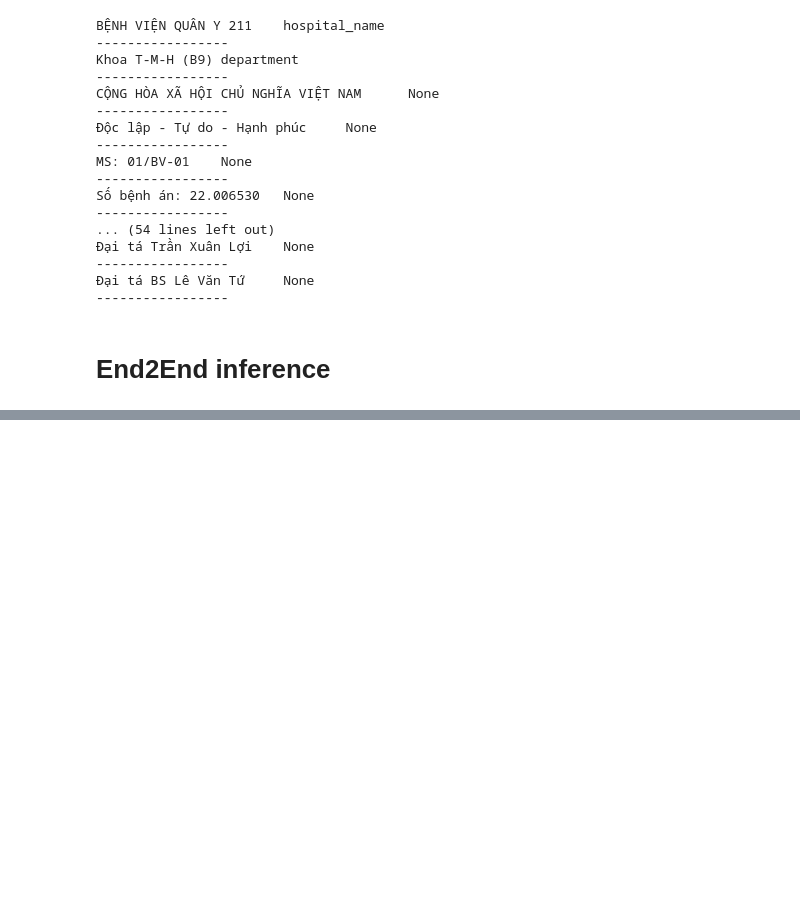
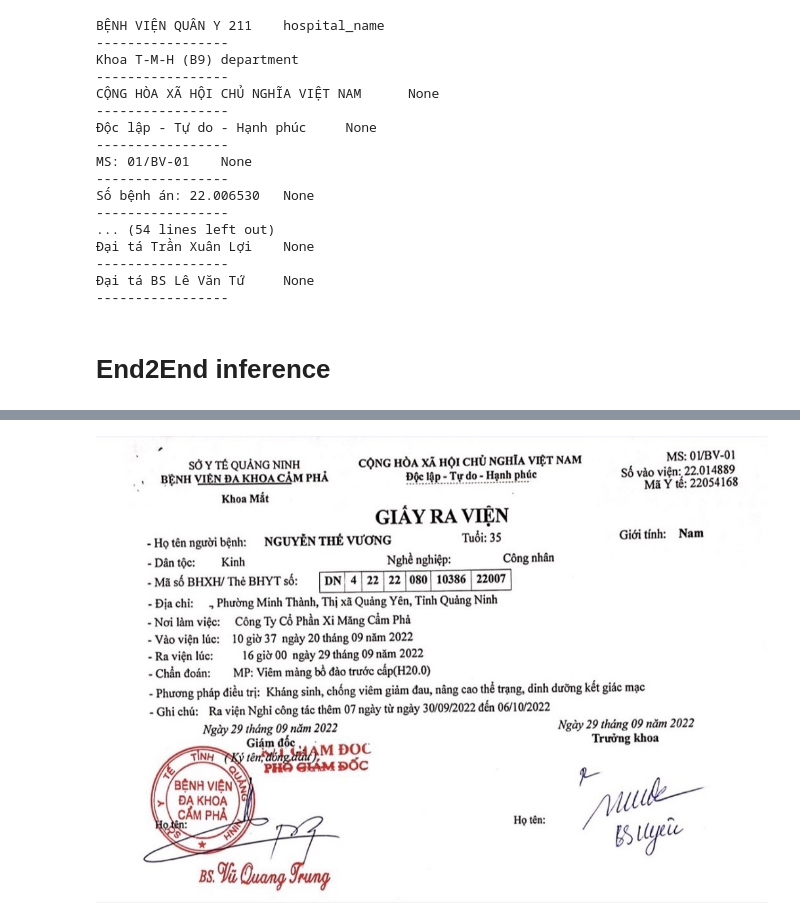
Before and after one commit to luonghuuthanhnam/ppy_paddle, a Jupyter notebook: test.ipynb, the cells around one changed output, grey strips where cells are left out. Cells and saved outputs as stored; diff of their text form; code cells hidden in the pictures; blank space fills up the shorter version.

```diff
--- a/test.ipynb
+++ b/test.ipynb
@@ -369,0 +1011,5 @@ print(f'Time taken: {time() - start}')
+# %%
+img_path = "D:/PPYData/discharge_paper/11102022/52.jpeg"
+# img_path = r"D:/PPYData/image/977.jpeg"
+result, extracted_df = e2e_OCR_Engine(img_path)
+result
@@ -369,0 +1029,5 @@ print(f'Time taken: {time() - start}')
+# %%
+img = cv2.imread(img_path)
+display(Image.fromarray(cv2.cvtColor(img, cv2.COLOR_RGB2BGR)))
+# %% [output]
+[figure, added]
```
Also changed, not shown: parts of 40 cells of this notebook, 17 other files.
